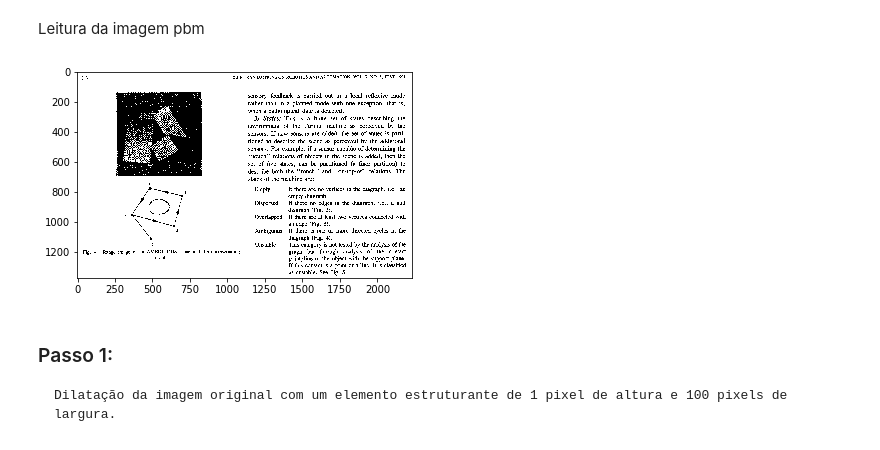
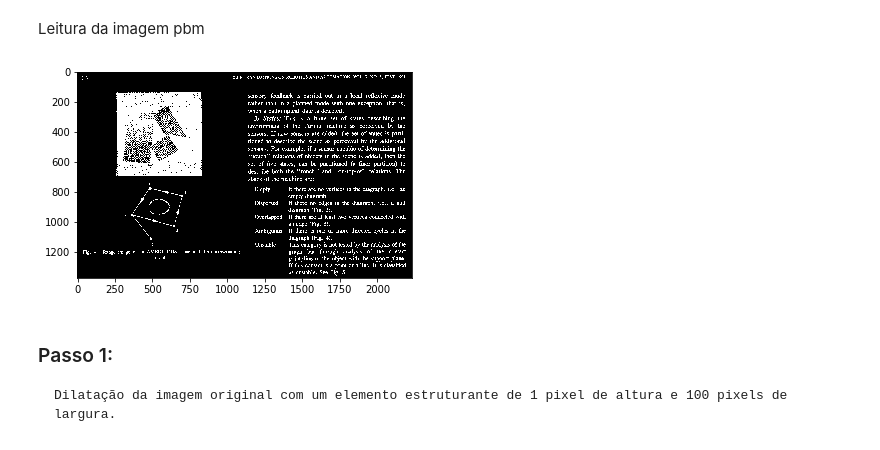
Before and after one commit to luizcartolano2/mc920, a Jupyter notebook: proj3-2019/proj3.ipynb, the cells around one changed output. Saved outputs shown, nothing was run; the diff lists cells and outputs as text; code cells hidden in the pictures.

```diff
--- a/proj3-2019/proj3.ipynb
+++ b/proj3-2019/proj3.ipynb
@@ -7,11 +7,11 @@ import numpy as np
 Leitura da imagem pbm
 # %%
 img = cv2.imread('inputs/bitmap.pbm', 0)
-img = cv2.normalize(img, None, alpha=0, beta=1, norm_type=cv2.NORM_MINMAX, dtype=cv2.CV_32F)
+img = -cv2.normalize(img, None, alpha=0, beta=1, norm_type=cv2.NORM_MINMAX, dtype=cv2.CV_32F)
 imshow(img, cmap='gray')
 show()
 # %% [output]
-[figure, old version]
+[figure, new version]
 # %% [markdown]
 ### Passo 1:
     Dilatação da imagem original com um elemento estruturante de 1 pixel de altura e 100 pixels de largura.
```
Also changed, not shown: parts of 9 cells of this notebook.
